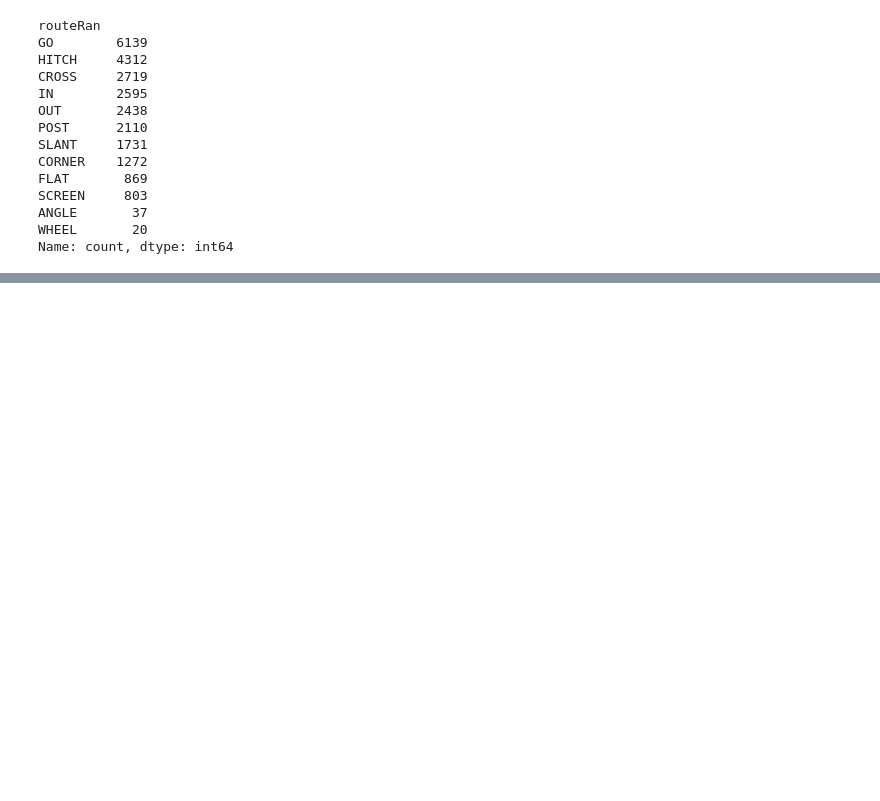
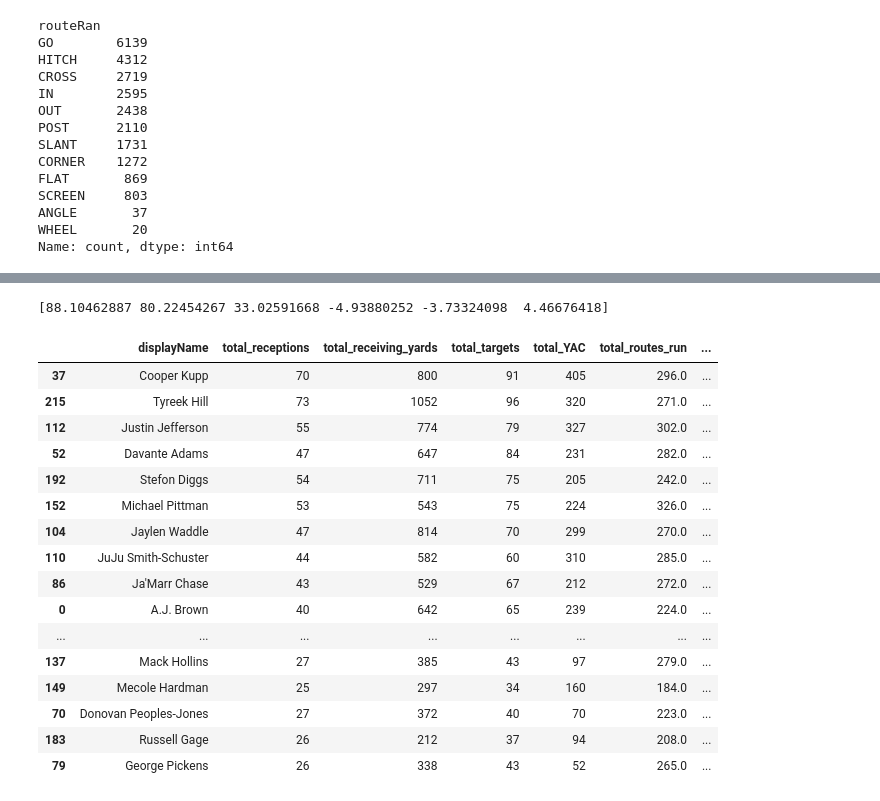
Before and after one commit to ArjunR27/301FinalProject, a Jupyter notebook: receiver_analysis.ipynb, the cells around one changed output, grey strips where cells are left out. Drawn from its saved outputs; the diff is of its cells as text; code cells hidden in the pictures; blank space fills up the shorter version.

```diff
--- a/receiver_analysis.ipynb
+++ b/receiver_analysis.ipynb
@@ -102,0 +121,4 @@ week1_receivers[week1_receivers['frameType'] == 'AFTER_SNAP']
+# %%
+df_receiver_grouped["catch_rate"] = df_receiver_grouped["total_receptions"] / df_receiver_grouped["total_targets"]
+df_receiver_grouped["yards_per_reception"] = df_receiver_grouped["total_receiving_yards"] / df_receiver_grouped["total_receptions"]
+df_receiver_grouped["YAC_per_reception"] = df_receiver_grouped["total_YAC"] / df_receiver_grouped["total_receptions"]
@@ -102,0 +157,18 @@ week1_receivers[week1_receivers['frameType'] == 'AFTER_SNAP']
+# %%
+from sklearn.linear_model import LinearRegression
+from sklearn.preprocessing import StandardScaler
+
+X = df_receiver_grouped[['total_receptions', 'total_targets', 'total_YAC', 'total_routes_run', 'catch_rate', 'YAC_per_reception']]
+
+Y = df_receiver_grouped['total_receiving_yards']
+
+scaler = StandardScaler()
+X_scaled = scaler.fit_transform(X)
+
+model = LinearRegression()
+model.fit(X_scaled, Y)
+
+weights = model.coef_
+print(weights)
+# %% [output]
+[88.10462887 80.22454267 33.02591668 -4.93880252 -3.73324098  4.46676418]
@@ -102,0 +205,20 @@ week1_receivers[week1_receivers['frameType'] == 'AFTER_SNAP']
+# %%
+df_receiver_grouped.sort_values(by='rank_score', ascending=False).head(50)
+# %% [output]
+|  | displayName | total_receptions | total_receiving_yards | total_targets | total_YAC | total_routes_run | ... |
+| 37 | Cooper Kupp | 70 | 800 | 91 | 405 | 296.0 | ... |
+| 215 | Tyreek Hill | 73 | 1052 | 96 | 320 | 271.0 | ... |
+| 112 | Justin Jefferson | 55 | 774 | 79 | 327 | 302.0 | ... |
+| 52 | Davante Adams | 47 | 647 | 84 | 231 | 282.0 | ... |
+| 192 | Stefon Diggs | 54 | 711 | 75 | 205 | 242.0 | ... |
+| 152 | Michael Pittman | 53 | 543 | 75 | 224 | 326.0 | ... |
+| 104 | Jaylen Waddle | 47 | 814 | 70 | 299 | 270.0 | ... |
+| 110 | JuJu Smith-Schuster | 44 | 582 | 60 | 310 | 285.0 | ... |
+| 86 | Ja'Marr Chase | 43 | 529 | 67 | 212 | 272.0 | ... |
+| 0 | A.J. Brown | 40 | 642 | 65 | 239 | 224.0 | ... |
+| ... | ... | ... | ... | ... | ... | ... | ... |
+| 137 | Mack Hollins | 27 | 385 | 43 | 97 | 279.0 | ... |
+| 149 | Mecole Hardman | 25 | 297 | 34 | 160 | 184.0 | ... |
+| 70 | Donovan Peoples-Jones | 27 | 372 | 40 | 70 | 223.0 | ... |
+| 183 | Russell Gage | 26 | 212 | 37 | 94 | 208.0 | ... |
+| 79 | George Pickens | 26 | 338 | 43 | 52 | 265.0 | ... |
```
Also changed, not shown: parts of 11 cells of this notebook, 1 other file.
